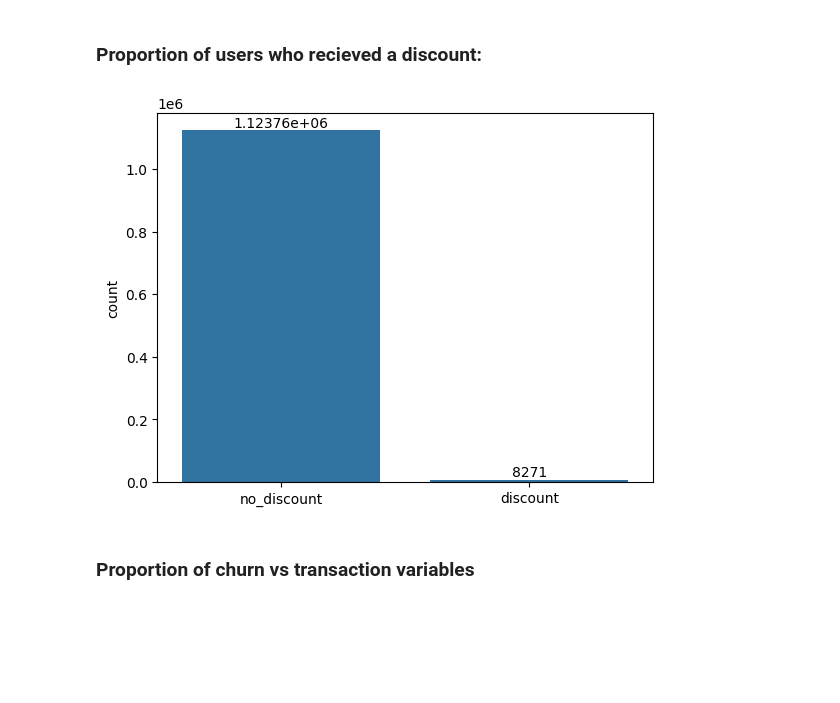
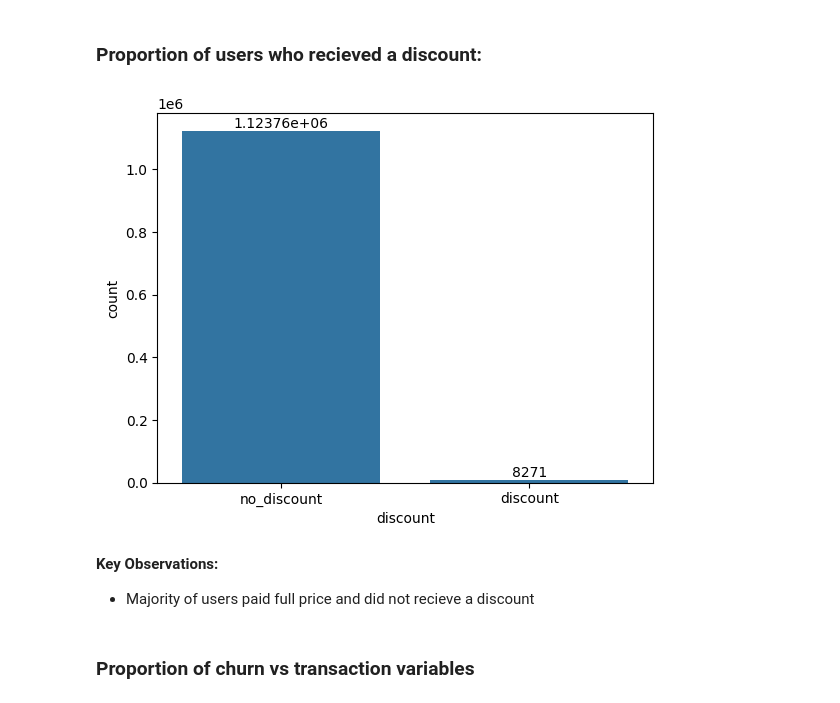
Before and after one commit to JamieVo890/KKBOX-Churn-Prediction, a Jupyter notebook: Notebooks/EDA.ipynb, the cells around one changed output. Cells and saved outputs as stored; diff of their text form; code cells hidden in the pictures; blank space fills up the shorter version.

```diff
--- a/Notebooks/EDA.ipynb
+++ b/Notebooks/EDA.ipynb
@@ -303,14 +301,17 @@ plt.show()
 # %% [markdown]
 ### Proportion of users who recieved a discount:
 # %%
-discount = transactions_df_churn['actual_amount_paid'] < transactions_df_churn["plan_list_price"]
+transactions_df_churn["discount"] = transactions_df_churn['actual_amount_paid'] < transactions_df_churn["plan_list_price"]
 
 
-ax = sns.barplot(discount.value_counts().rename({True: 'discount', False: 'no_discount'}))
+ax = sns.barplot(transactions_df_churn["discount"].value_counts().rename({True: 'discount', False: 'no_discount'}))
 for i in ax.containers:
     ax.bar_label(i,)
 # %% [output]
-[figure, old version]
+[figure, new version]
+# %% [markdown]
+<b>Key Observations:</b>
+- Majority of users paid full price and did not recieve a discount
 # %% [markdown]
 ### Proportion of churn vs transaction variables
 # %%
```
Also changed, not shown: parts of 8 cells of this notebook.
